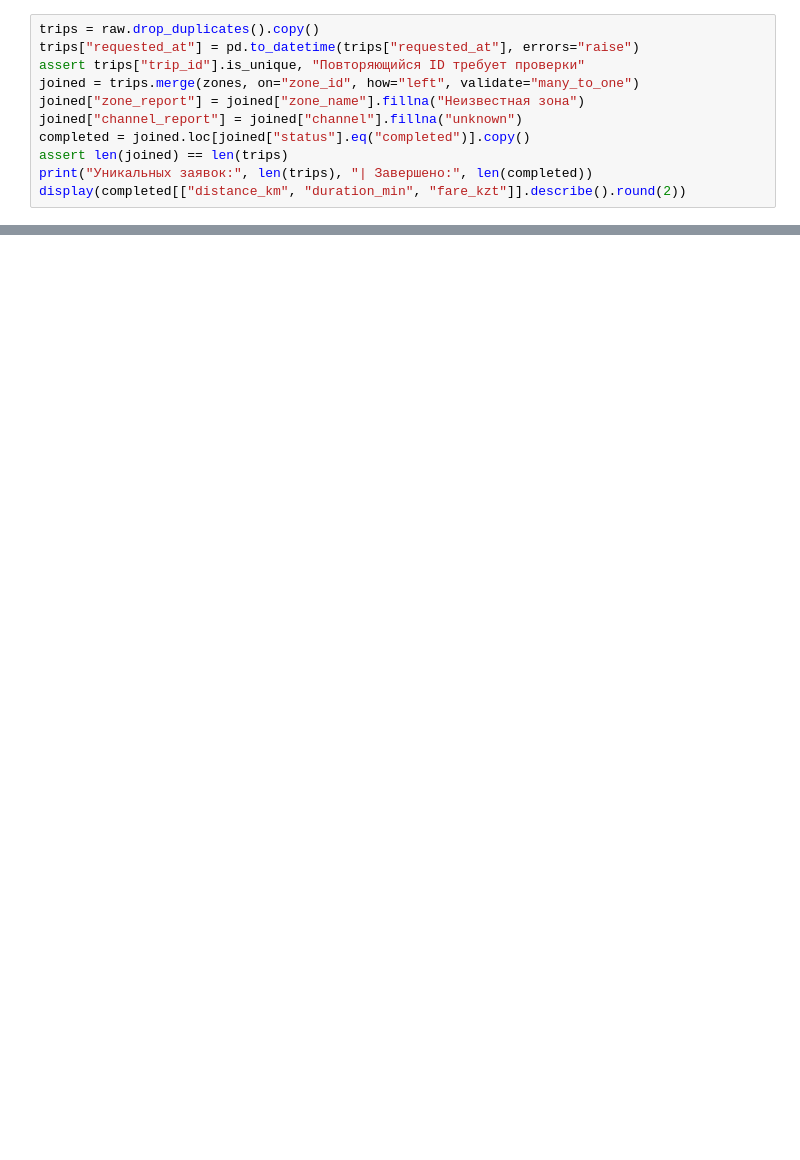
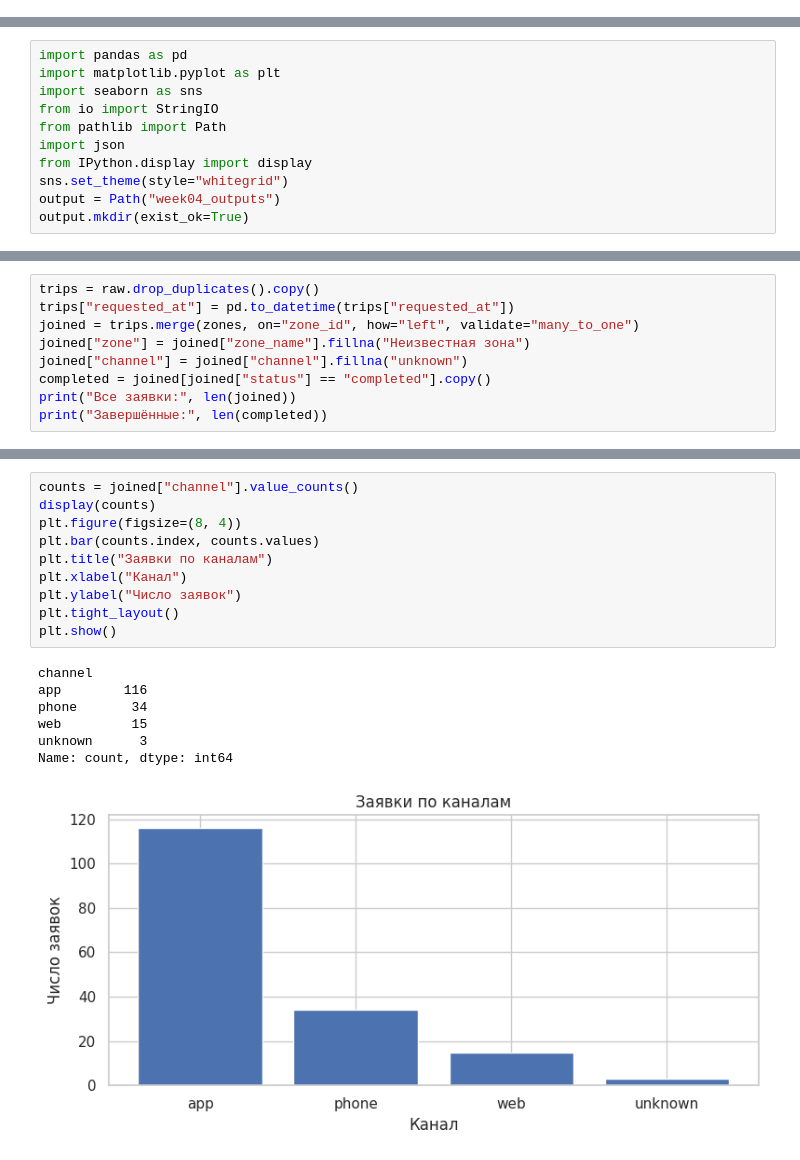
Before and after one commit to AssylbekGizatov/assylbekgizatov.github.io, a Jupyter notebook: week04/City_Trips_Week04.ipynb, the cells around one changed output, grey strips where cells are left out. Saved outputs shown, nothing was run; the diff lists cells and outputs as text; blank space fills up the shorter version.

Commit message:
Update Week 04 download to simpler student practice

```diff
--- a/week04/City_Trips_Week04.ipynb
+++ b/week04/City_Trips_Week04.ipynb
@@ -35,11 +0,0 @@ display(raw.head(3))
-# %%
-trips = raw.drop_duplicates().copy()
-trips["requested_at"] = pd.to_datetime(trips["requested_at"], errors="raise")
-assert trips["trip_id"].is_unique, "Повторяющийся ID требует проверки"
-joined = trips.merge(zones, on="zone_id", how="left", validate="many_to_one")
-joined["zone_report"] = joined["zone_name"].fillna("Неизвестная зона")
-joined["channel_report"] = joined["channel"].fillna("unknown")
-completed = joined.loc[joined["status"].eq("completed")].copy()
-assert len(joined) == len(trips)
-print("Уникальных заявок:", len(trips), "| Завершено:", len(completed))
-display(completed[["distance_km", "duration_min", "fare_kzt"]].describe().round(2))
@@ -189,0 +15,11 @@ print("Готово. Результаты:", OUTPUT.resolve())
+# %%
+import pandas as pd
+import matplotlib.pyplot as plt
+import seaborn as sns
+from io import StringIO
+from pathlib import Path
+import json
+from IPython.display import display
+sns.set_theme(style="whitegrid")
+output = Path("week04_outputs")
+output.mkdir(exist_ok=True)
@@ -189,0 +46,9 @@ print("Готово. Результаты:", OUTPUT.resolve())
+# %%
+trips = raw.drop_duplicates().copy()
+trips["requested_at"] = pd.to_datetime(trips["requested_at"])
+joined = trips.merge(zones, on="zone_id", how="left", validate="many_to_one")
+joined["zone"] = joined["zone_name"].fillna("Неизвестная зона")
+joined["channel"] = joined["channel"].fillna("unknown")
+completed = joined[joined["status"] == "completed"].copy()
+print("Все заявки:", len(joined))
+print("Завершённые:", len(completed))
@@ -189,0 +84,18 @@ print("Готово. Результаты:", OUTPUT.resolve())
+# %%
+counts = joined["channel"].value_counts()
+display(counts)
+plt.figure(figsize=(8, 4))
+plt.bar(counts.index, counts.values)
+plt.title("Заявки по каналам")
+plt.xlabel("Канал")
+plt.ylabel("Число заявок")
+plt.tight_layout()
+plt.show()
+# %% [output]
+channel
+app        116
+phone       34
+web         15
+unknown      3
+Name: count, dtype: int64
+[figure, added]
```
Also changed, not shown: parts of 61 cells of this notebook.
